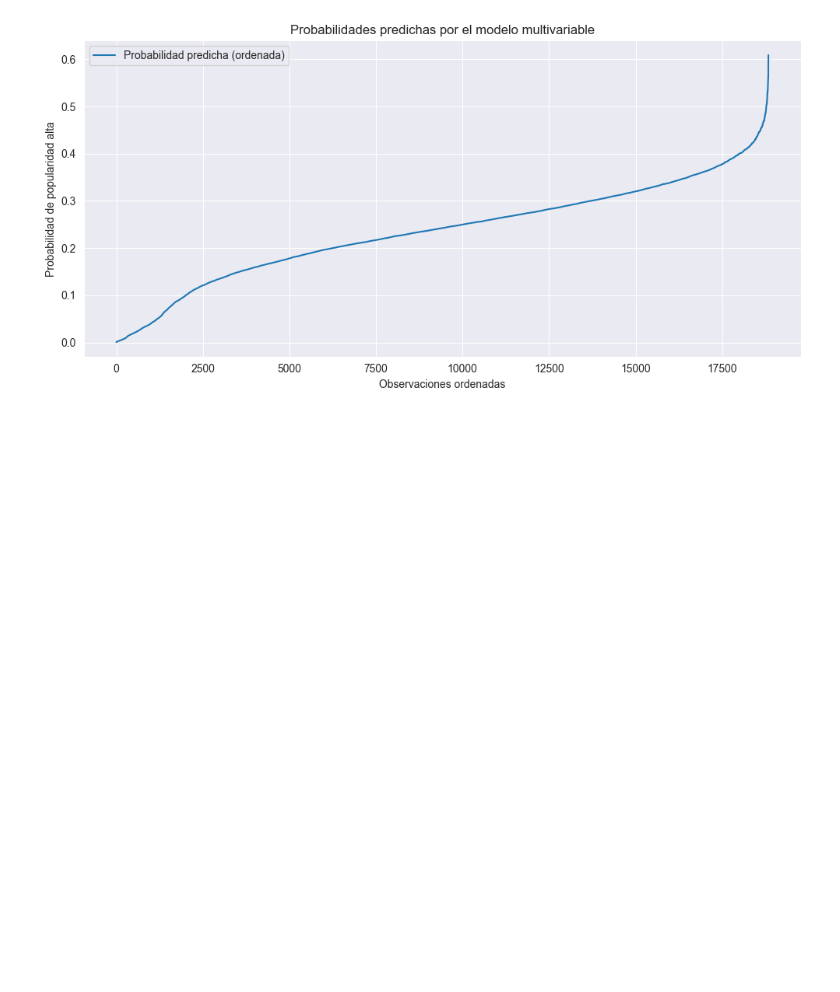
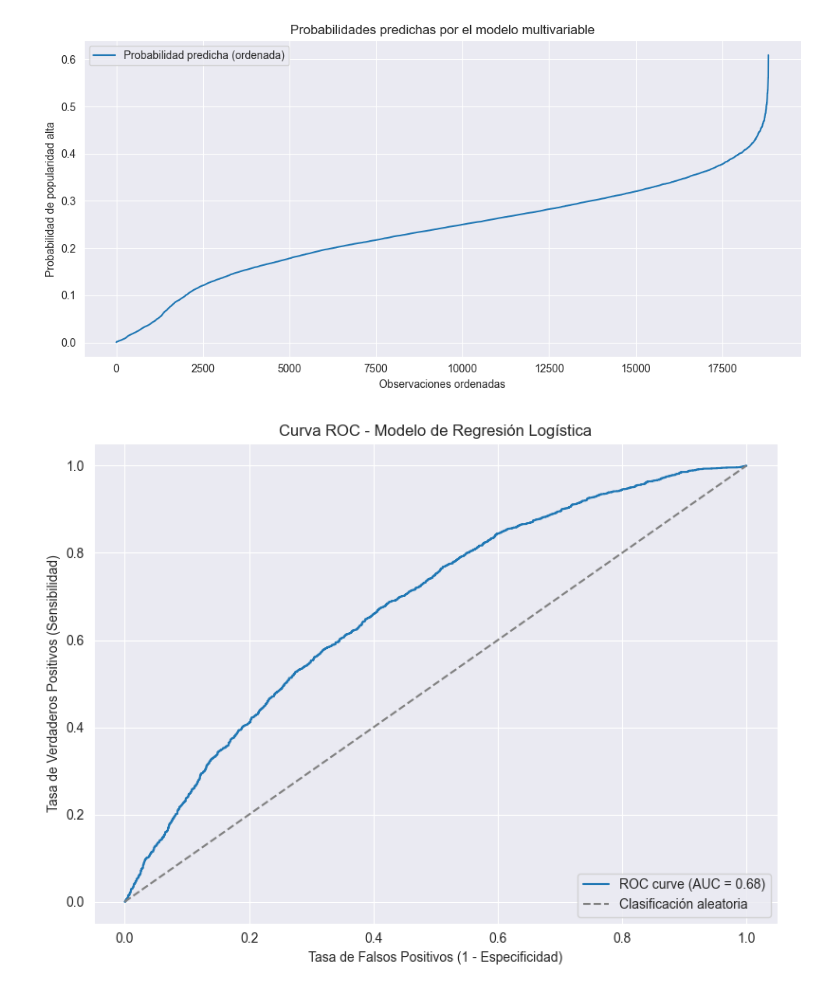
Before and after one commit to Cova01/ML_Spotify, a Jupyter notebook: reg_log.ipynb, the cells around one changed output. Cells and saved outputs as stored; diff of their text form; code cells hidden in the pictures; blank space fills up the shorter version.

```diff
--- a/reg_log.ipynb
+++ b/reg_log.ipynb
@@ -134,34 +92,21 @@ plt.show()
 # %%
 variables = ['danceability', 'energy', 'loudness', 'speechiness',
              'acousticness', 'instrumentalness', 'audio_valence', 'tempo']
+scaler = MinMaxScaler()
+data2[variables] = scaler.fit_transform(data2[variables])
+data2['pop_binaria'] = (data2['song_popularity'] >= 70).astype(int)
 
-# Escalar los datos
-scaler = MinMaxScaler()
-data4[variables] = scaler.fit_transform(data4[variables])
-
-# Crear variable binaria objetivo
-data4['pop_binaria'] = (data4['song_popularity'] >= 70).astype(int)
-
-# Separar X e y
-X = data4[variables]
-y = data4['pop_binaria']
-
-# Entrenar modelo multivariable
+X = data2[variables]
+y = data2['pop_binaria']
 model = LogisticRegression()
 model.fit(X, y)
-
-# Predicciones
 y_pred = model.predict(X)
 y_prob = model.predict_proba(X)[:, 1]
-
-# Evaluación
 print("Matriz de confusión:")
 print(confusion_matrix(y, y_pred))
 
 print("\nReporte de clasificación:")
 print(classification_report(y, y_pred))
-
-# Gráfico de probabilidad predicha (ordenado)
 plt.figure(figsize=(10, 5))
 plt.plot(np.sort(y_prob), label='Probabilidad predicha (ordenada)')
 plt.xlabel('Observaciones ordenadas')
@@ -186,3 +131,20 @@ Reporte de clasificación:
    macro avg       0.59      0.50      0.44     18835
 weighted avg       0.68      0.76      0.66     18835
 [figure]
+# %%
+from sklearn.metrics import roc_curve, roc_auc_score
+import matplotlib.pyplot as plt
+fpr, tpr, thresholds = roc_curve(y, y_prob)
+auc_score = roc_auc_score(y, y_prob)
+plt.figure(figsize=(8, 6))
+plt.plot(fpr, tpr, label=f'ROC curve (AUC = {auc_score:.2f})')
+plt.plot([0, 1], [0, 1], linestyle='--', color='gray', label='Clasificación aleatoria')
+plt.xlabel('Tasa de Falsos Positivos (1 - Especificidad)')
+plt.ylabel('Tasa de Verdaderos Positivos (Sensibilidad)')
+plt.title('Curva ROC - Modelo de Regresión Logística')
+plt.legend(loc='lower right')
+plt.grid(True)
+plt.tight_layout()
+plt.show()
+# %% [output]
+[figure, added]
```
Also changed, not shown: parts of 5 cells of this notebook.
